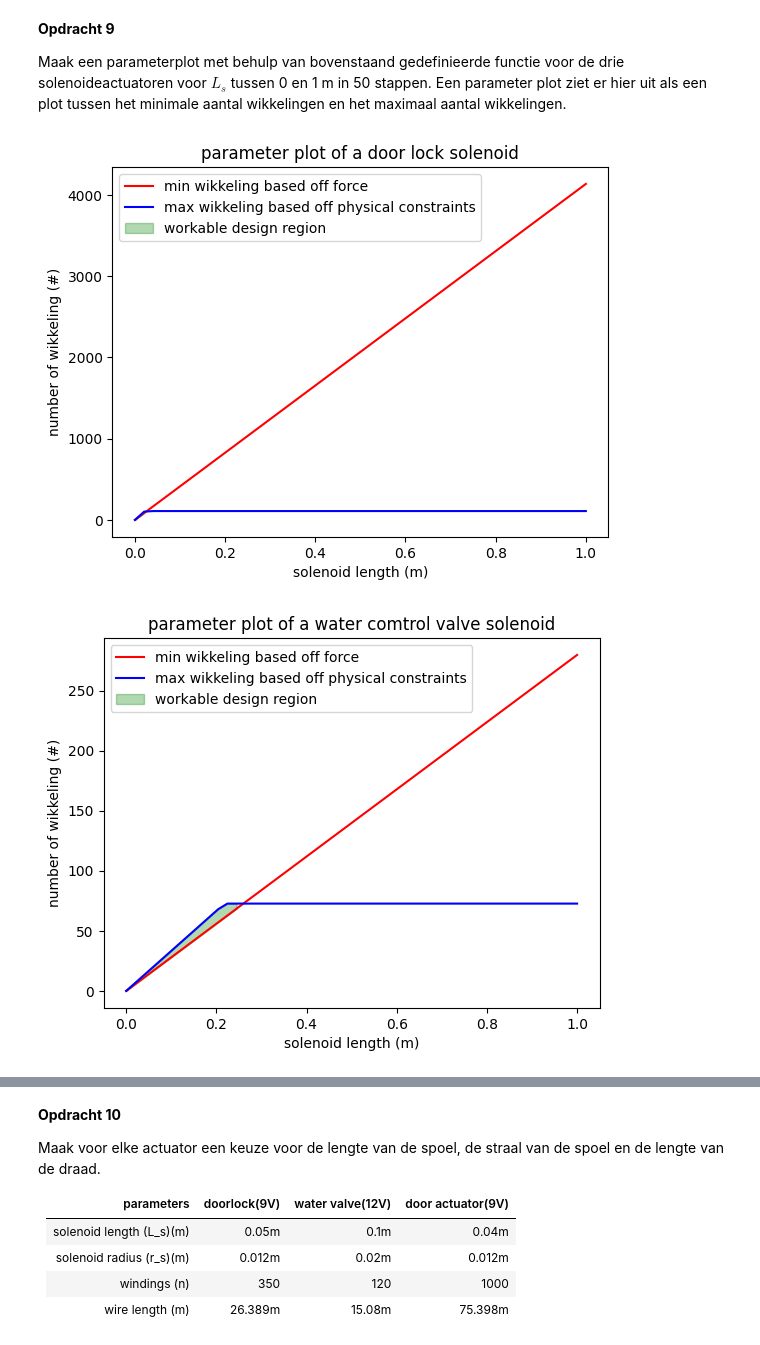
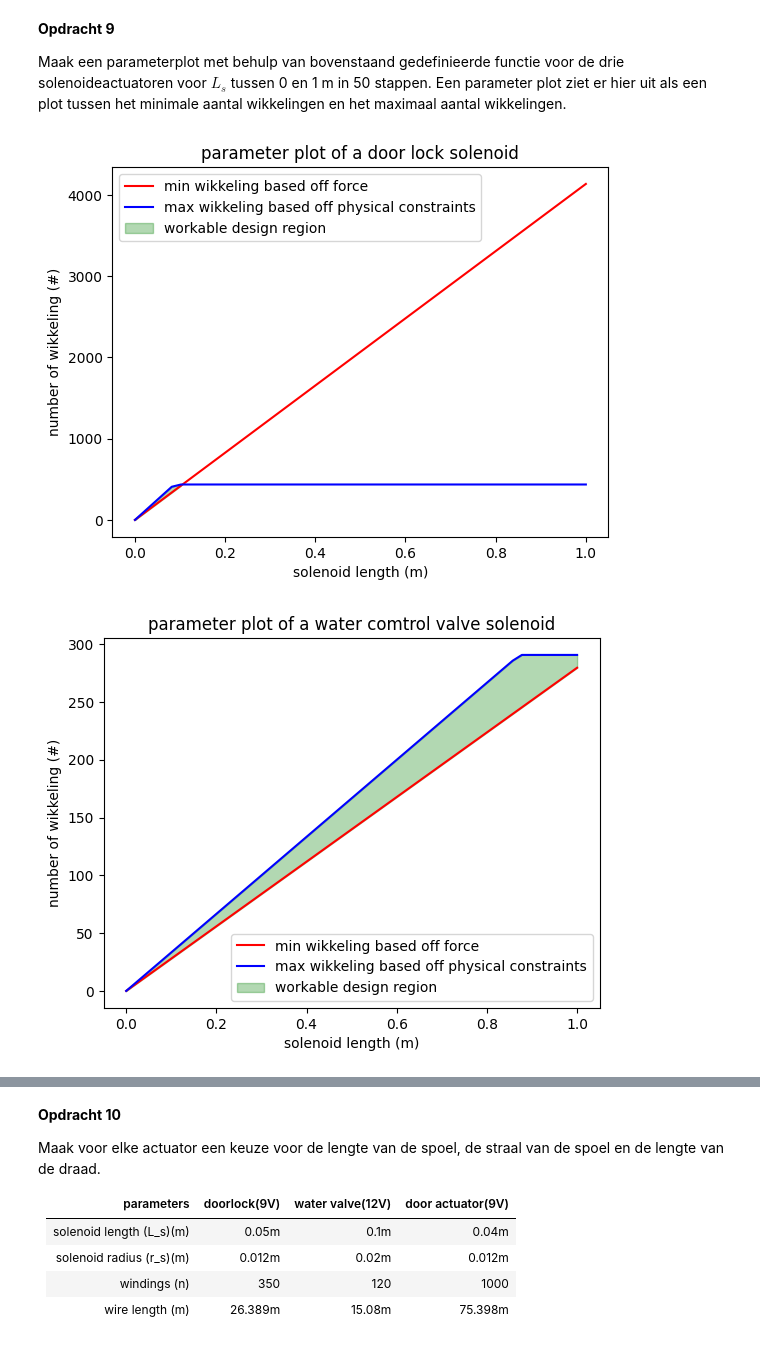
Before and after one commit to samlindner/opdrachten-DEF-D, a Jupyter notebook: 2KrachtactuatorOpdracht/KrachtactuatorOpdracht.ipynb, the cells around one changed output, grey strips where cells are left out. Cells and saved outputs as stored; diff of their text form; code cells hidden in the pictures.

```diff
--- a/2KrachtactuatorOpdracht/KrachtactuatorOpdracht.ipynb
+++ b/2KrachtactuatorOpdracht/KrachtactuatorOpdracht.ipynb
@@ -144,7 +144,7 @@ A_p=np.pi*(0.01**2) #cross section of plunger
 A_w=np.pi*(0.0005**2) #cross section of wire
 F=40 #netwons
 mu_0=(4*np.pi)*1e-7 #permeability of free space
-mu_r=2.5e-1 #permeability of pure iron
+mu_r=50000 #permeability of pure iron
 rho= 1.72e-8 #resistivity of assumed annealed copper
 def L_max(V,N,A_w,F,l,mu_0,mu_r,A_p,rho):
     return (V*N*A_w)/((np.sqrt((2*F*(l**2))/(mu_0*mu_r*A_p)))*rho) #max wire length
@@ -221,11 +221,11 @@ L_s = np.linspace(0,1,50) #l_s step counter
 
 #doorlock application - parameters for solenoid radius were changed bcs they were choking the plot
 mu_s=1000 #permeability of transformer steel
-r_d=1e-4 #wire thickness m
+r_d=1e-4 #wire radius m
 r_s=0.012 #solenoid radius m
 r_p = 0.01 #plunger radius
 A_p=np.pi*(r_p**2) #area of plunger
-A_w=(np.pi*(r_d**2))/4 #area of wire
+A_w=(np.pi*(r_d**2)) #area of wire
 n_min_vals,n_max_vals=aantal_wikkelingen(9,A_w,rho,0.8438,mu_0,mu_s,A_p,0.5,L_s,r_d,r_s) #door lock
 #plot of doorlock
 plt.figure()
@@ -244,40 +244,40 @@ r_d=0.0015 #wire thickness m
 r_s=0.015 #solenoid radius m
 r_p = 0.01 #plunger radius
 A_p=np.pi*(r_p**2) #area of plunger
-A_w=(np.pi*(r_d**2))/4 #area of wire
+A_w=(np.pi*(r_d**2)) #area of wire
 n_min_vals,n_max_vals=aantal_wikkelingen(12,A_w,rho,500,mu_0,mu_s,A_p,180,L_s,r_d,r_s) #water valve
 #plot of water valve
 plt.figure()
 plt.plot(L_s,n_min_vals,'r', label='min wikkeling based off force') #lower bound
 plt.plot(L_s,n_max_vals,'b', label='max wikkeling based off physical constraints') #upperbound
 plt.fill_between(L_s,n_min_vals,n_max_vals,where=(n_max_vals >= n_min_vals),color='green',alpha=0.3, label ='workable design region' ) # De ruimte tussen de eisen vullen w/ only valid varriables
 plt.title("parameter plot of a water comtrol valve solenoid")
 plt.xlabel("solenoid length (m)")
 plt.ylabel("number of wikkeling (#)")
 plt.legend()
 plt.show()
 
 #door actuator application given by assignment
 mu_s=200 #permeability iron
 r_d=1e-4 #wire thickness m
 r_s=0.012 #solenoid radius m
 r_p = 0.01 #plunger radius
 A_p=np.pi*(r_p**2) #area of plunger
-A_w=(np.pi*(r_d**2))/4 #area of wire
+A_w=(np.pi*(r_d**2)) #area of wire
 n_min_vals,n_max_vals=aantal_wikkelingen(9,A_w,rho,40,mu_0,mu_s,A_p,0.5,L_s,r_d,r_s) #door actuator
 #plot of  water valve
 plt.figure()
 plt.plot(L_s,n_min_vals,'r', label='min wikkeling based off force') #lower bound
 plt.plot(L_s,n_max_vals,'b', label='max wikkeling based off physical constraints') #upperbound
 plt.fill_between(L_s,n_min_vals,n_max_vals,where=(n_max_vals >= n_min_vals),color='green',alpha=0.3, label ='workable design region' ) # De ruimte tussen de eisen vullen w/ only valid varriables
 plt.title("parameter plot of a door actuator solenoid")
 plt.xlabel("solenoid length (m)")
 plt.ylabel("number of wikkeling (#)")
 plt.legend()
 plt.show()
 # %% [output]
-[figure, old version]
+[figure, new version]
-[figure, old version]
+[figure, new version]
 [figure]
 # %% [markdown]
 **Opdracht 10**
```
Also changed, not shown: parts of 7 cells of this notebook.
